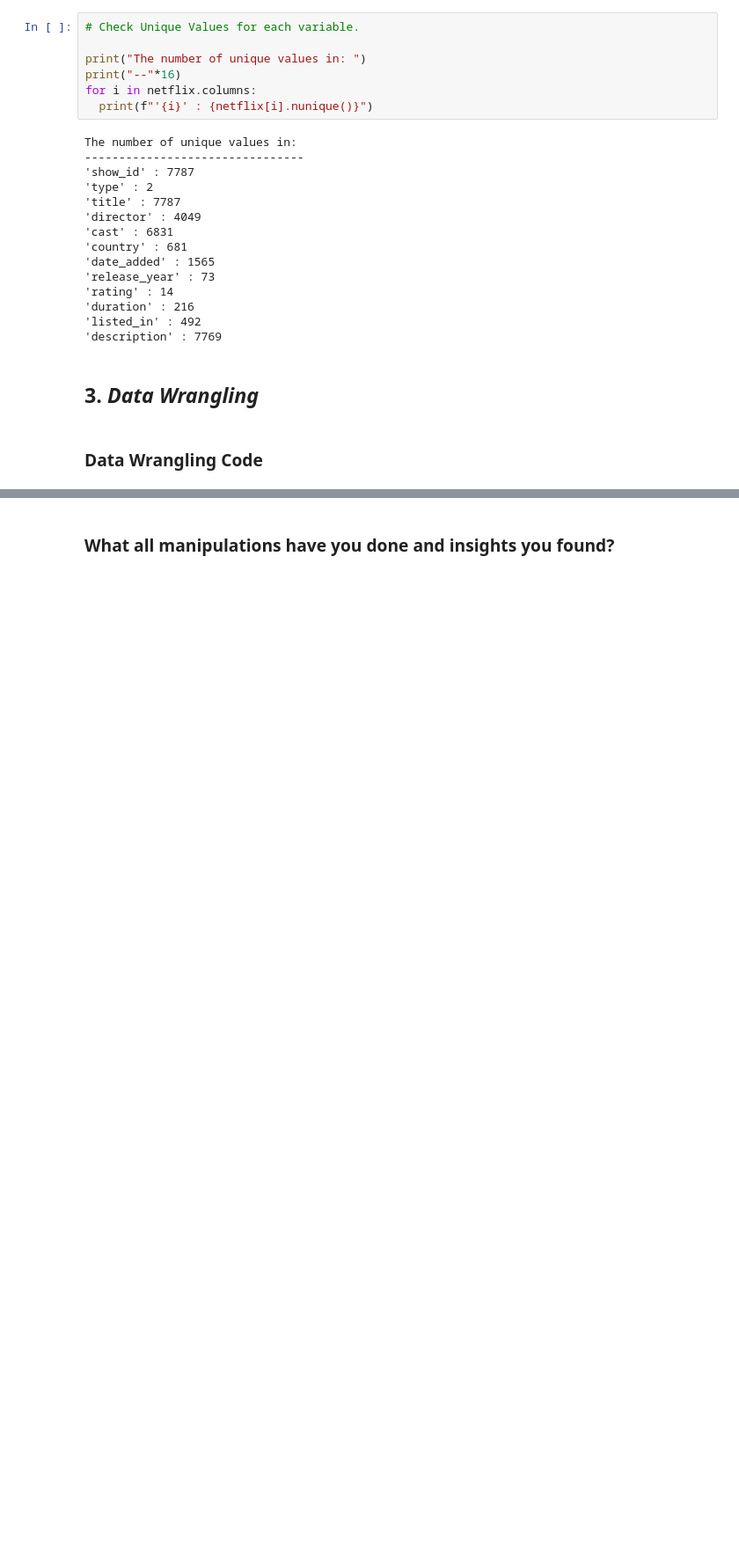
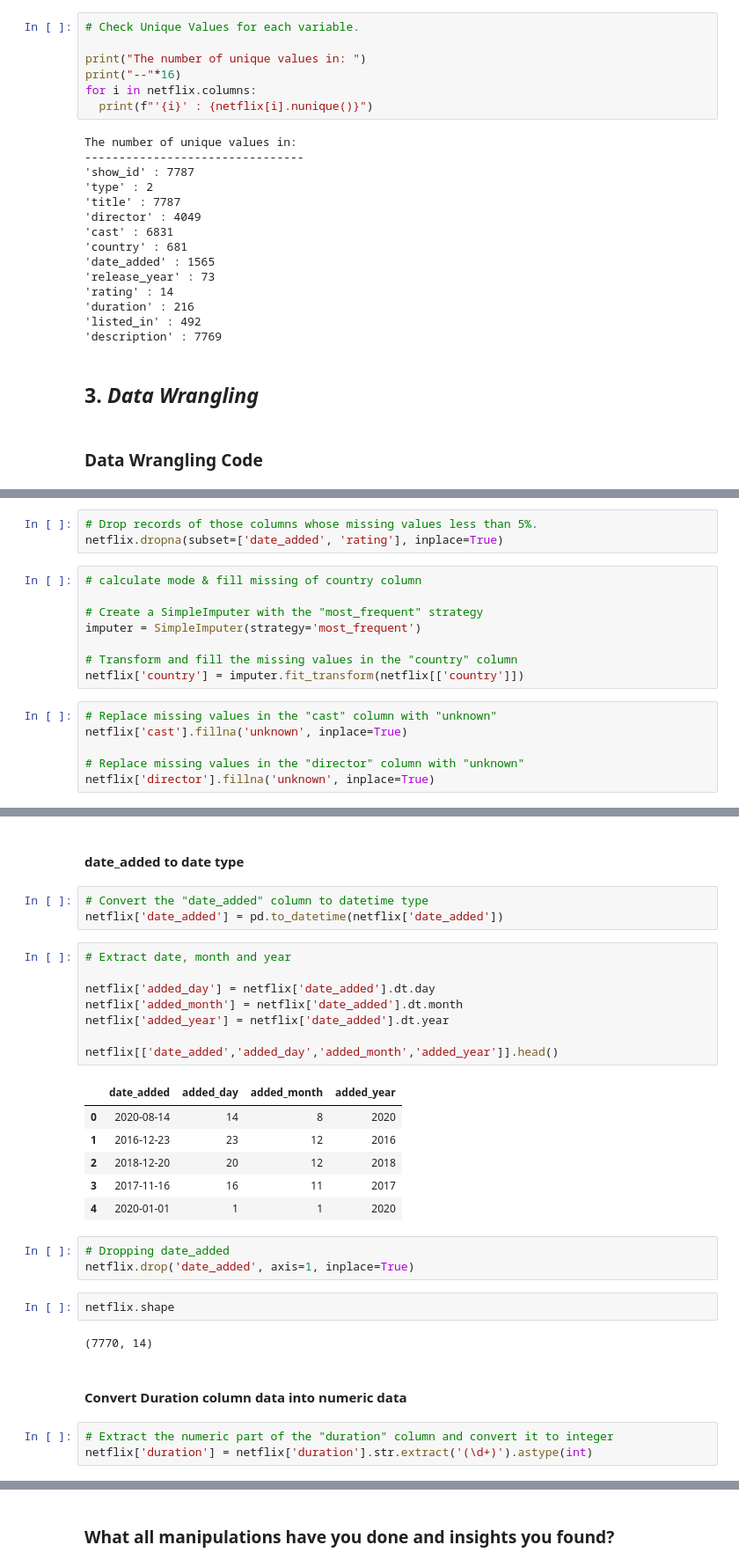
Before and after one commit to OmprakashDebata/Netflix_Content_Clustering, a Jupyter notebook: Project_Netflix.ipynb, the cells around one changed output, grey strips where cells are left out. Shown: that part at 88% size. Saved outputs shown, nothing was run; the diff lists cells and outputs as text; blank space fills up the shorter version.

```diff
--- a/Project_Netflix.ipynb
+++ b/Project_Netflix.ipynb
@@ -306,0 +326,17 @@ The number of unique values in:
+# %%
+# Drop records of those columns whose missing values less than 5%.
+netflix.dropna(subset=['date_added', 'rating'], inplace=True)
+# %%
+# calculate mode & fill missing of country column
+
+# Create a SimpleImputer with the "most_frequent" strategy
+imputer = SimpleImputer(strategy='most_frequent')
+
+# Transform and fill the missing values in the "country" column
+netflix['country'] = imputer.fit_transform(netflix[['country']])
+# %%
+# Replace missing values in the "cast" column with "unknown"
+netflix['cast'].fillna('unknown', inplace=True)
+
+# Replace missing values in the "director" column with "unknown"
+netflix['director'].fillna('unknown', inplace=True)
@@ -306,0 +362,32 @@ The number of unique values in:
+# %% [markdown]
+#### date_added to date type
+# %%
+# Convert the "date_added" column to datetime type
+netflix['date_added'] = pd.to_datetime(netflix['date_added'])
+# %%
+# Extract date, month and year
+
+netflix['added_day'] = netflix['date_added'].dt.day
+netflix['added_month'] = netflix['date_added'].dt.month
+netflix['added_year'] = netflix['date_added'].dt.year
+
+netflix[['date_added','added_day','added_month','added_year']].head()
+# %% [output]
+|  | date_added | added_day | added_month | added_year |
+| 0 | 2020-08-14 | 14 | 8 | 2020 |
+| 1 | 2016-12-23 | 23 | 12 | 2016 |
+| 2 | 2018-12-20 | 20 | 12 | 2018 |
+| 3 | 2017-11-16 | 16 | 11 | 2017 |
+| 4 | 2020-01-01 | 1 | 1 | 2020 |
+# %%
+# Dropping date_added
+netflix.drop('date_added', axis=1, inplace=True)
+# %%
+netflix.shape
+# %% [output]
+(7770, 14)
+# %% [markdown]
+#### Convert Duration column data into numeric data
+# %%
+# Extract the numeric part of the "duration" column and convert it to integer
+netflix['duration'] = netflix['duration'].str.extract('(\d+)').astype(int)
```
Also changed, not shown: parts of 18 cells of this notebook.
